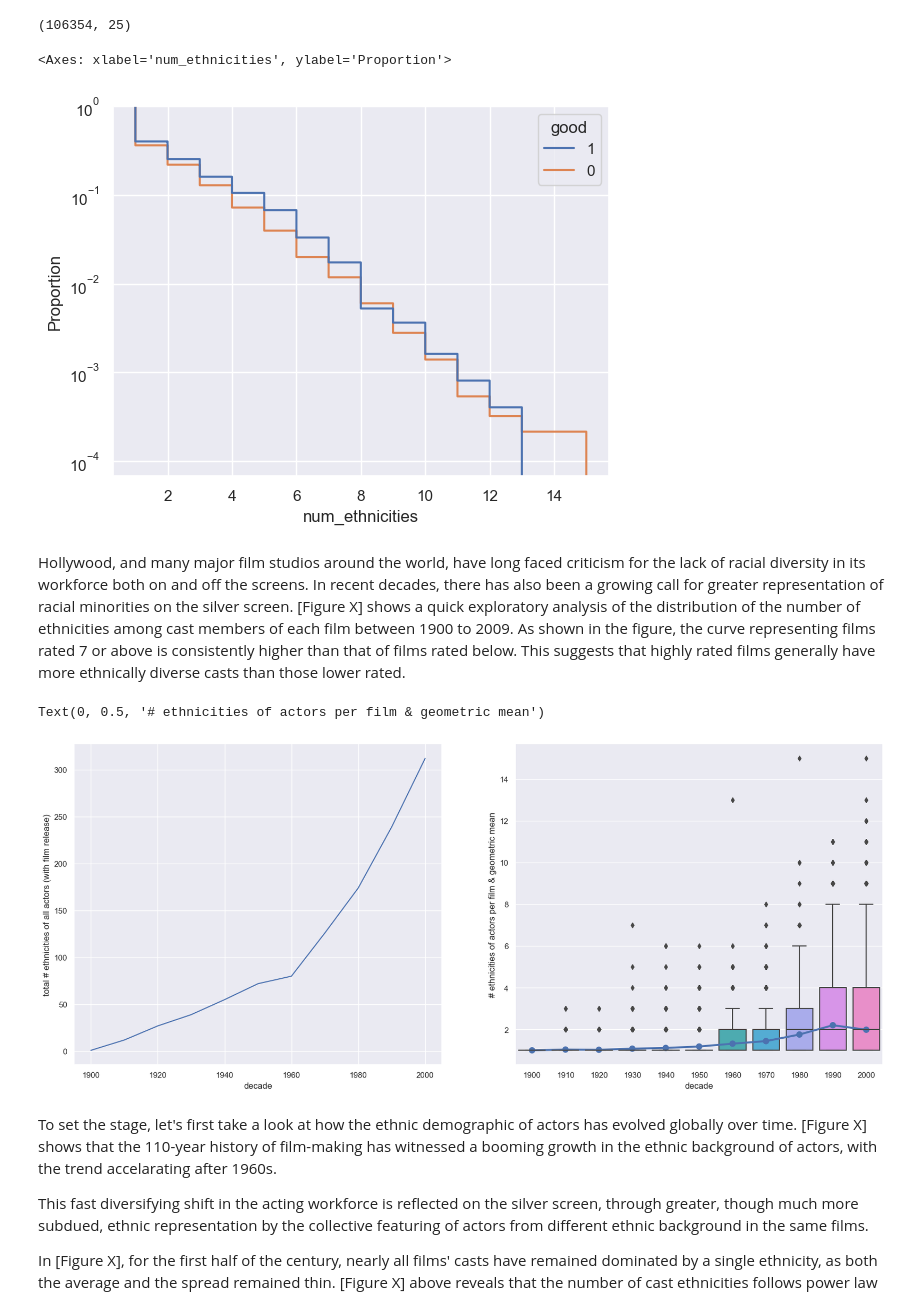
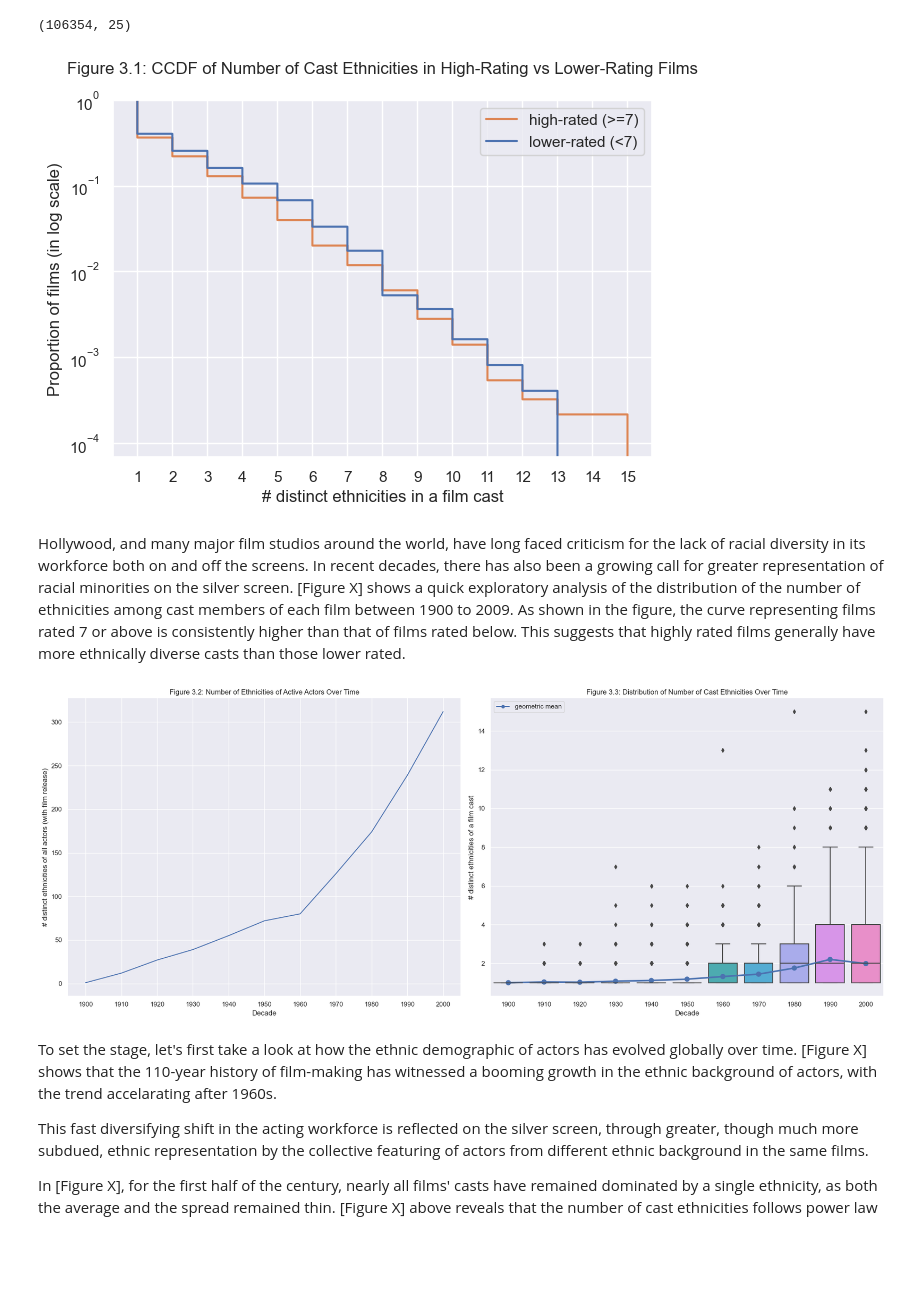
Before and after one commit to epfl-ada/ada-2023-project-zalix, a Jupyter notebook: zach_m3.ipynb, the cells around one changed output. Saved outputs shown, nothing was run; the diff lists cells and outputs as text; code cells hidden in the pictures; blank space fills up the shorter version.

Commit message:
Fixed plots for ethnicity

```diff
--- a/zach_m3.ipynb
+++ b/zach_m3.ipynb
@@ -51,16 +51,22 @@ df_by_films['num_ethnicities'] = n_ethnicities_per_film
 # %%
 # 1. distribution of # cast ethnicities among good vs non-good films => show ethnic diversity as a potentially interesting factor in film rating
 
 
 # plot CDF of # cast ethnicities ~ proportion between good vs non-good films
 df_by_films['good'] = df_by_films['imdb_rating'] >= 7.0
 # NOTE: close curves but good films curve almost always above (greater proportion > x) non-good => good films have greater ethnic diversity in cast in general
-sns.ecdfplot(data=df_by_films, x="num_ethnicities", hue="good", hue_order=[1, 0], complementary=True, log_scale=[False, True])
-# TODO: edit legend: good vs non-good films
-# TODO: add title
+ax = sns.ecdfplot(data=df_by_films, x="num_ethnicities", hue="good", hue_order=[1, 0], complementary=True, log_scale=[False, True])
+ax.set_xlabel('# distinct ethnicities in a film cast')
+ax.set_ylabel('Proportion of films (in log scale)')
+ax.set_title('Figure 3.1: CCDF of Number of Cast Ethnicities in High-Rating vs Lower-Rating Films', y=1.05)
+ax.legend(['high-rated (>=7)', 'lower-rated (<7)'])
+# x-axis displays all values
+xticks = np.arange(1, df_by_films['num_ethnicities'].max() + 1)
+plt.xticks(xticks)
+
+plt.tight_layout()
 # %% [output]
-<Axes: xlabel='num_ethnicities', ylabel='Proportion'>
-[figure, old version]
+[figure, new version]
 # %% [markdown]
 <!-- exploratory analysis: ethnic diversity as an interesting factor to set the stage
     - [x] expect good films to have a higher proportion of films with greater ethnic diversity among cast -->
@@ -68,25 +74,39 @@ sns.ecdfplot(data=df_by_films, x="num_ethnicities", hue="good", hue_order=[1, 0]
 Hollywood, and many major film studios around the world, have long faced criticism for the lack of racial diversity in its workforce both on and off the screens. In recent decades, there has also been a growing call for greater representation of racial minorities on the silver screen. [Figure X] shows a quick exploratory analysis of the distribution of the number of ethnicities among cast members of each film between 1900 to 2009. As shown in the figure, the curve representing films rated 7 or above is consistently higher than that of films rated below. This suggests that highly rated films generally have more ethnically diverse casts than those lower rated.
 # %%
 # 2. ethnic demographic change among actors (# actor ethnicities) over time AND ethnic diversity change among cast/on-screen (# cast ethnicities) over time
-
-fig, (ax1, ax2) = plt.subplots(1, 2, figsize=(20, 8))
 
 # compute # distinct ethnicities among actors for each decade
 # NOTE: ignore missing values in ethnicity column
 n_actor_ethnicities_by_decade = pd.crosstab(df_by_actors['decade'], df_by_actors['actor_ethnicity']).apply(lambda x: (x != 0).sum(), axis=1)
 
+decades = np.sort(df_by_films['decade'].unique())
+
+fig, (ax1, ax2) = plt.subplots(1, 2, figsize=(20, 8))
+
 # plot decade ~ # distinct actor ethnicities across all films
 sns.lineplot(n_actor_ethnicities_by_decade, ax=ax1)
-ax1.set_ylabel('total # ethnicities of all actors (with film release)')
+# Add title for the plot
+ax1.set_title('Figure 3.2: Number of Ethnicities of Active Actors Over Time')
+ax1.set_xlabel('Decade')
+ax1.set_ylabel('# distinct ethnicities of all actors (with film release)')
+ax1.set_xticks(decades)
 
 # plot decade ~ (distribution) # actor ethnicities per film + geometric mean
 # NOTE: # ethnicities among cast follows power law distribution => use robust statistics
 sns.boxplot(df_by_films, x='decade', y='num_ethnicities', ax=ax2)
 sns.pointplot(df_by_films, x='decade', y='num_ethnicities', estimator=stats.gmean, errorbar=None, ax=ax2)
-ax2.set_ylabel('# ethnicities of actors per film & geometric mean')
+ax2.set_ylabel('# distinct ethnicities of a film cast')
+ax2.set_xlabel('Decade')
+ax2.set_title('Figure 3.3: Distribution of Number of Cast Ethnicities Over Time')
+
+from matplotlib.lines import Line2D
+
+legend_elements = [Line2D([0], [0], marker='o', color='b', label='geometric mean', markerfacecolor='b', markersize=5)]
+ax2.legend(handles=legend_elements)
+
+plt.tight_layout()
 # %% [output]
-Text(0, 0.5, '# ethnicities of actors per film & geometric mean')
-[figure, old version]
+[figure, new version]
 # %% [markdown]
 <!-- ethnic demographic change among actors (# actor ethnicities) over time AND ethnic diversity change among cast/on-screen (# cast ethnicities) over time
     - [x] expect upward trends in both => shift in actor ethnic demographics reflected by greater ethnic representation on screen -->
```
Also changed, not shown: parts of 6 cells of this notebook, 2 other files.
